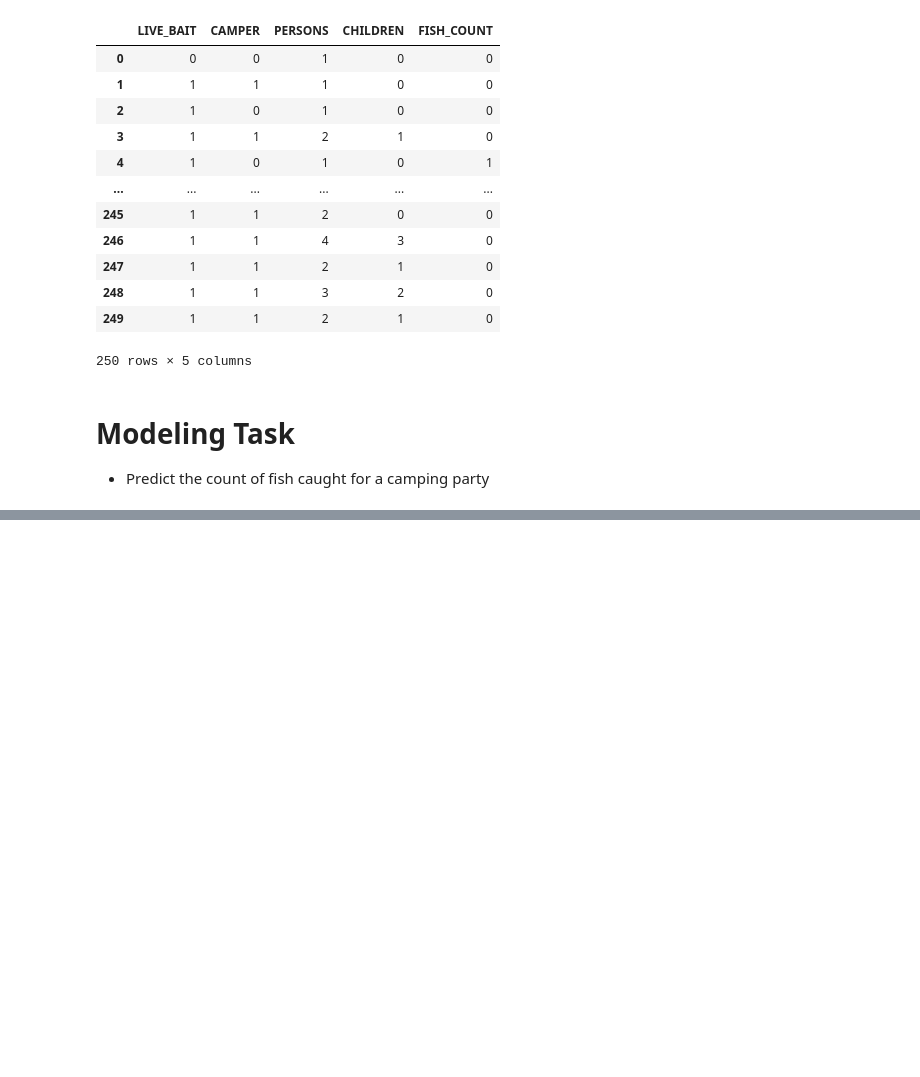
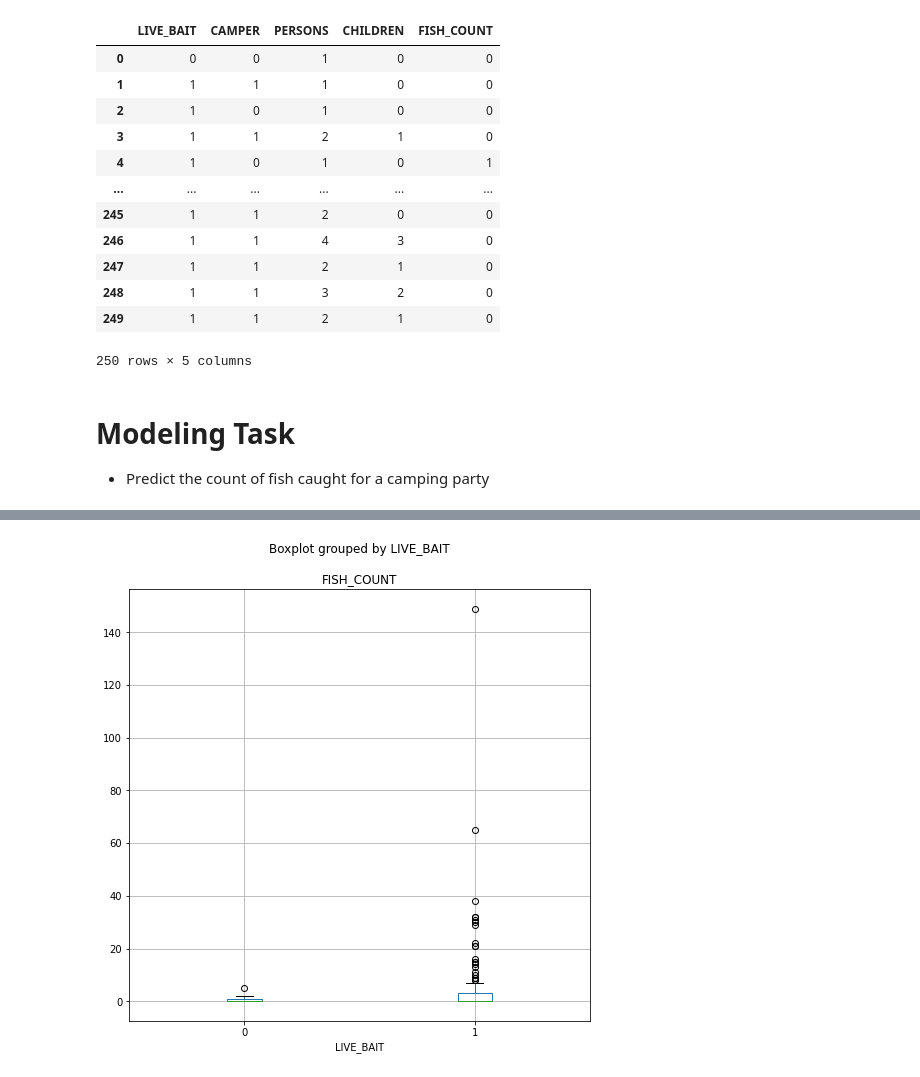
Before and after one commit to swilsonmfc/linear, a Jupyter notebook: Camping.ipynb, the cells around one changed output, grey strips where cells are left out. Drawn from its saved outputs; the diff is of its cells as text; code cells hidden in the pictures; blank space fills up the shorter version.

```diff
--- a/Camping.ipynb
+++ b/Camping.ipynb
@@ -36,0 +74,4 @@ camping_df
+# %%
+camping_df.boxplot('FISH_COUNT', by='LIVE_BAIT', figsize=(8, 8));
+# %% [output]
+[figure, added]
```
Also changed, not shown: parts of 70 cells of this notebook.
